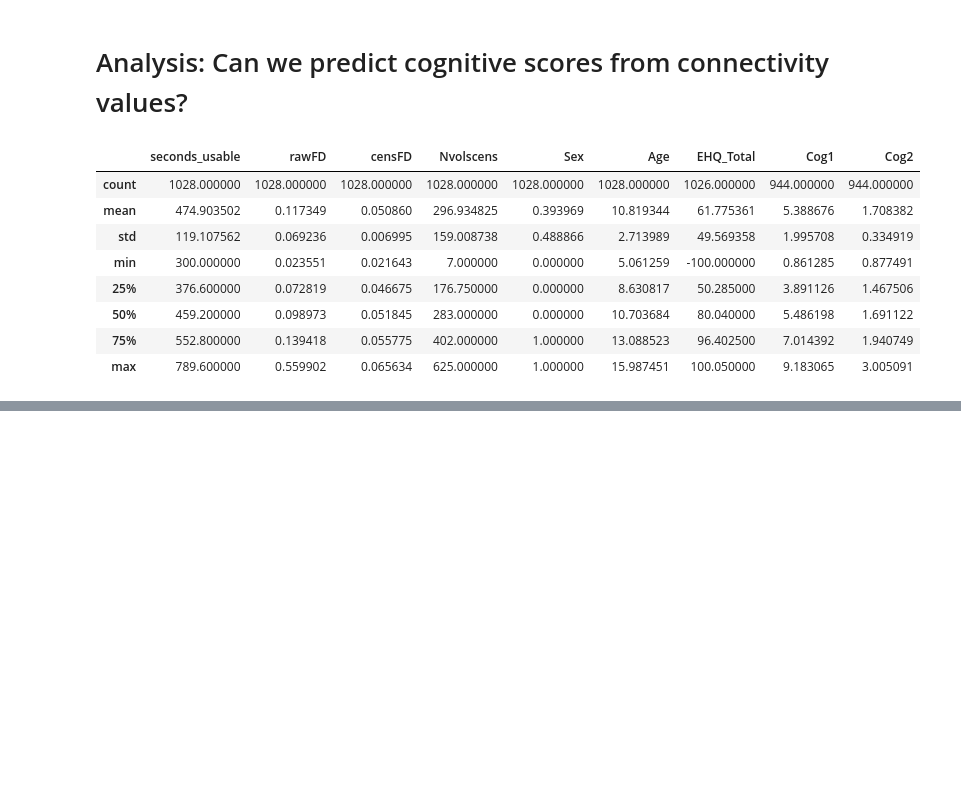
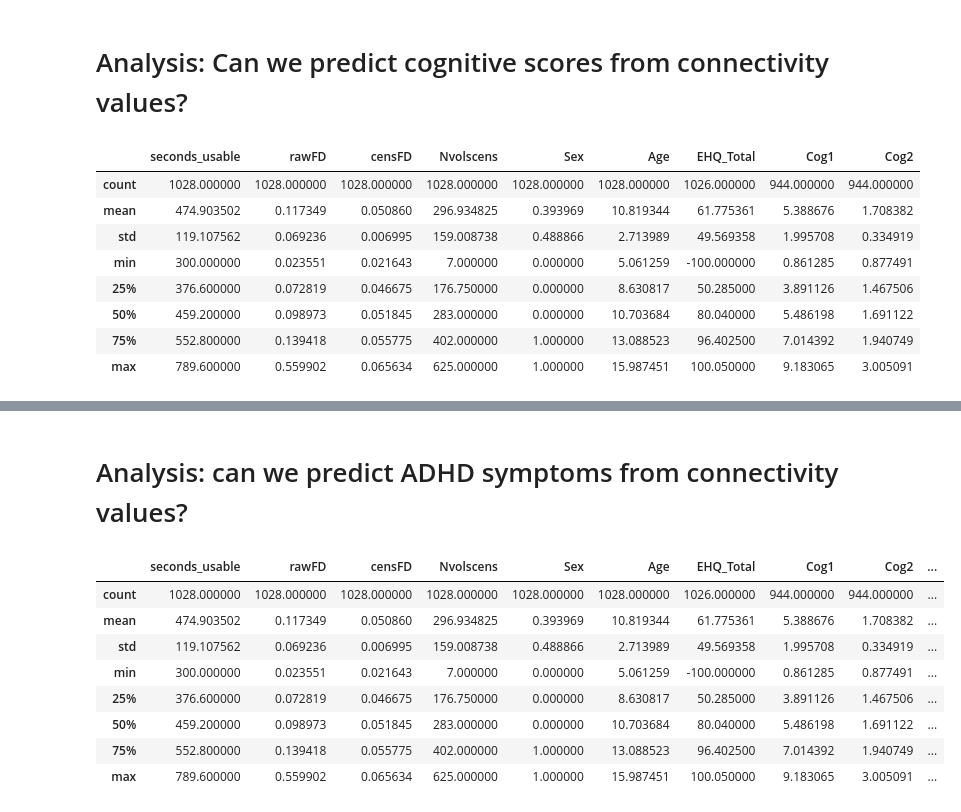
Before and after one commit to catcamacho/movies_vs_rest, a Jupyter notebook: SVM_analysis.ipynb, the cells around one changed output, grey strips where cells are left out. Cells and saved outputs as stored; diff of their text form; code cells hidden in the pictures; blank space fills up the shorter version.

```diff
--- a/SVM_analysis.ipynb
+++ b/SVM_analysis.ipynb
@@ -235,0 +222,47 @@ rest train sample N=316, test sample N=79
+# %% [markdown]
+# Analysis: can we predict ADHD symptoms from connectivity values?
+# %%
+import os
+import pandas as pd
+import numpy as np
+import matplotlib.pyplot as plt
+import seaborn as sns
+import scipy.stats as scp
+from sklearn.svm import SVR
+from sklearn.model_selection import train_test_split
+from SVR_functions import cv_fit, predict_out, make_consistency_plot, boot_predict, permuted_p, permuted_importance
+sns.set(context='paper', style='white')
+
+# set up file paths
+proj_home = '/Users/catcamacho/Library/CloudStorage/Box-Box/CCP/HBN_study/MoviesVsRest'
+data_dir = os.path.join(proj_home, 'DATA','cens09filtFD')
+results_dir = os.path.join(proj_home, 'RESULTS','cens09filtFD')
+os.makedirs(results_dir, exist_ok=True)
+
+# load data
+data = np.load(os.path.join(data_dir, 'pconn_data_2d.npy'))
+data_labels = pd.read_csv(os.path.join(data_dir, 'data_labels.csv'), index_col=0)
+edge_labels = pd.read_csv(os.path.join(data_dir, 'pconn_data_2d.csv'), index_col=0).columns.to_list()
+
+# limit data to participants with at least 300s of data
+data = data[data_labels['seconds_usable']>=300]
+data_labels = data_labels.loc[data_labels['seconds_usable']>=300,:]
+
+# add ADHD scores to the data labels
+adhd_info = pd.read_excel(os.path.join(proj_home, 'ADHD','MovieVSRest.xlsx'),
+                        index_col='EID').loc[:,['SWAN_HY_Avg', 'SWAN_IN_Avg', 'C3SR_HY_T', 'C3SR_IN_T']]
+adhd_info.index = ['sub-{0}'.format(s) for s in adhd_info.index]
+adhd_info.index.name = 'sub'
+
+data_labels = data_labels.merge(adhd_info, how='left', left_index=True, right_index=True)
+data_labels.describe()
+# %% [output]
+|  | seconds_usable | rawFD | censFD | Nvolscens | Sex | Age | EHQ_Total | Cog1 | Cog2 | ... |
+| count | 1028.000000 | 1028.000000 | 1028.000000 | 1028.000000 | 1028.000000 | 1028.000000 | 1026.000000 | 944.000000 | 944.000000 | ... |
+| mean | 474.903502 | 0.117349 | 0.050860 | 296.934825 | 0.393969 | 10.819344 | 61.775361 | 5.388676 | 1.708382 | ... |
+| std | 119.107562 | 0.069236 | 0.006995 | 159.008738 | 0.488866 | 2.713989 | 49.569358 | 1.995708 | 0.334919 | ... |
+| min | 300.000000 | 0.023551 | 0.021643 | 7.000000 | 0.000000 | 5.061259 | -100.000000 | 0.861285 | 0.877491 | ... |
+| 25% | 376.600000 | 0.072819 | 0.046675 | 176.750000 | 0.000000 | 8.630817 | 50.285000 | 3.891126 | 1.467506 | ... |
+| 50% | 459.200000 | 0.098973 | 0.051845 | 283.000000 | 0.000000 | 10.703684 | 80.040000 | 5.486198 | 1.691122 | ... |
+| 75% | 552.800000 | 0.139418 | 0.055775 | 402.000000 | 1.000000 | 13.088523 | 96.402500 | 7.014392 | 1.940749 | ... |
+| max | 789.600000 | 0.559902 | 0.065634 | 625.000000 | 1.000000 | 15.987451 | 100.050000 | 9.183065 | 3.005091 | ... |
```
Also changed, not shown: parts of 4 cells of this notebook.
